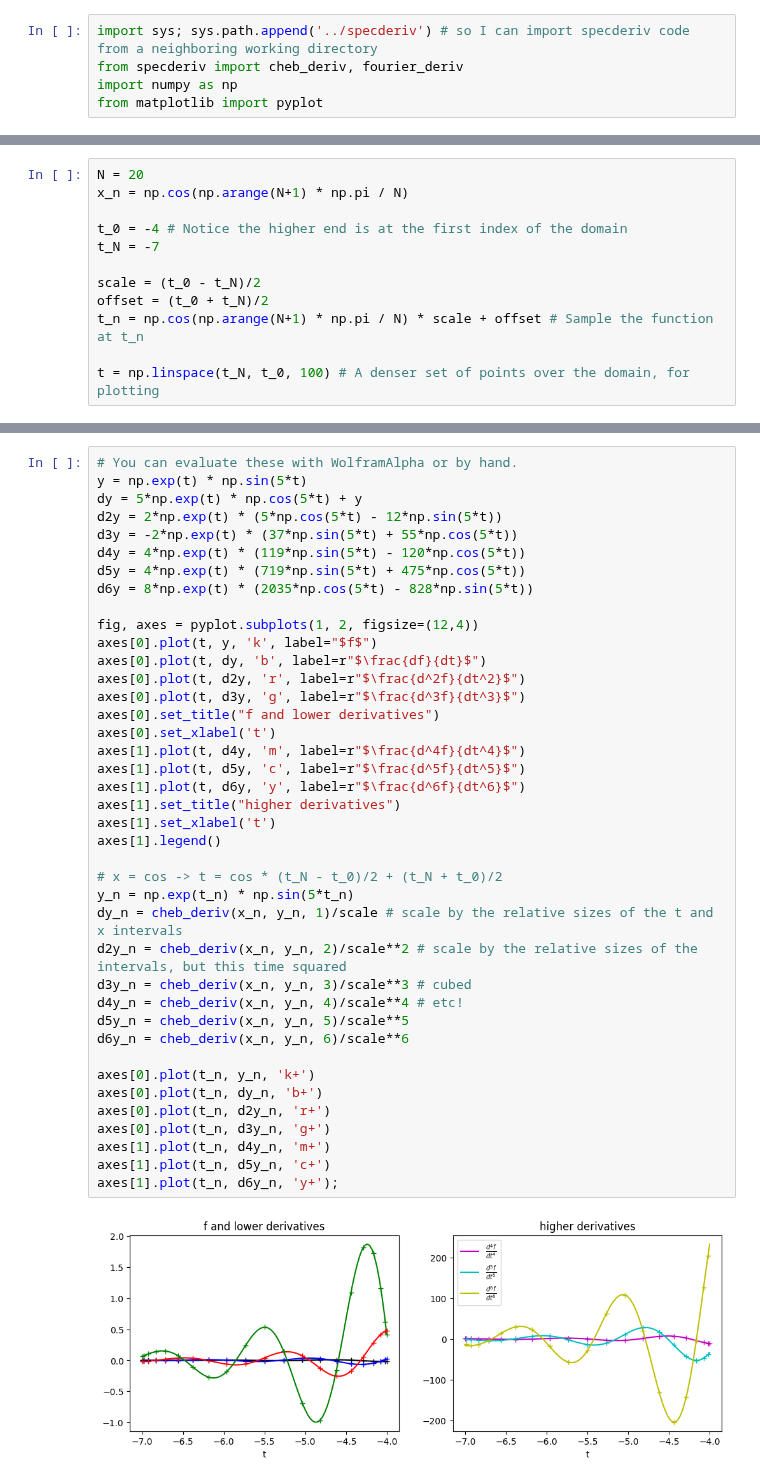
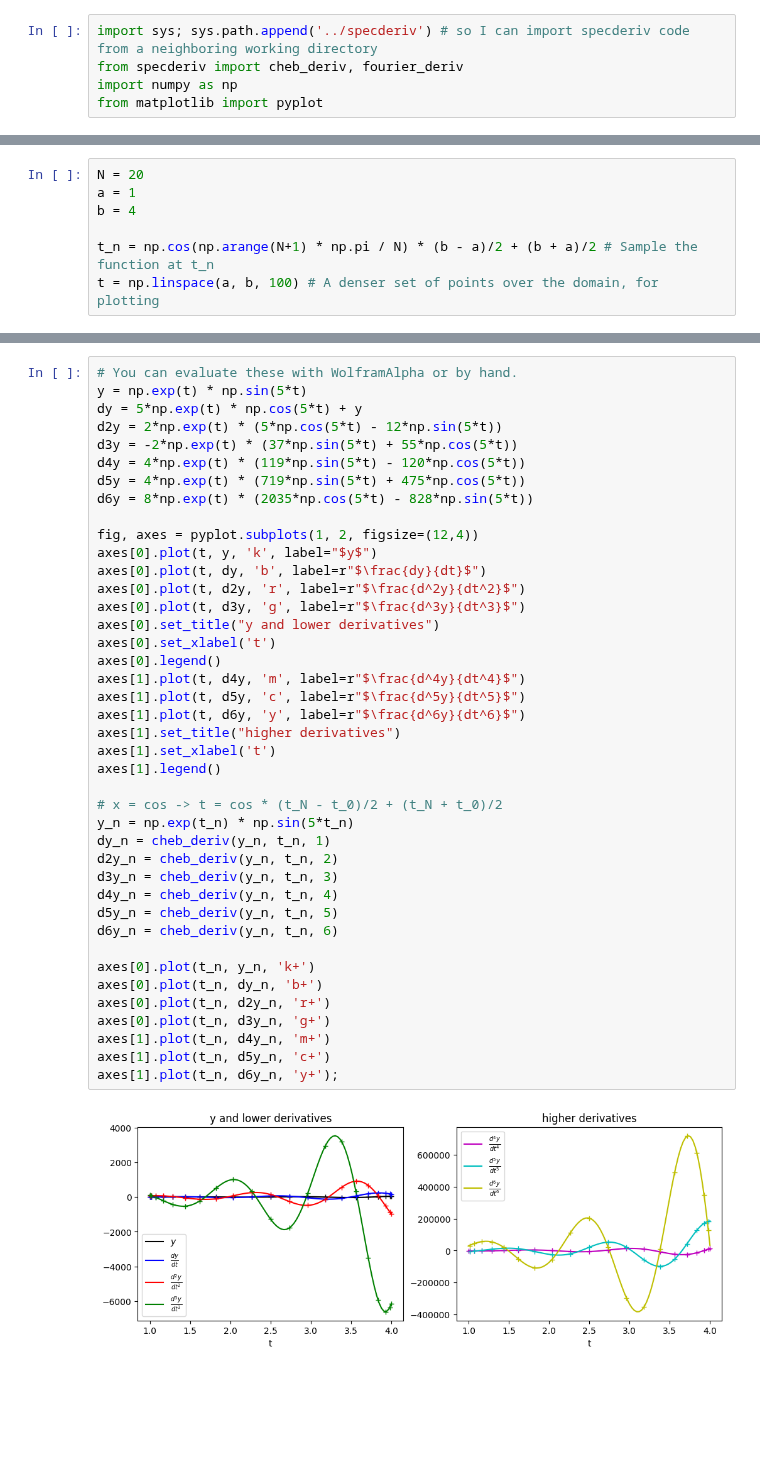
Before and after one commit to pavelkomarov/spectral-derivatives, a Jupyter notebook: notebooks/arbitrary_domains.ipynb, the cells around one changed output, grey strips where cells are left out. Cells and saved outputs as stored; diff of their text form; blank space fills up the shorter version.

```diff
--- a/notebooks/arbitrary_domains.ipynb
+++ b/notebooks/arbitrary_domains.ipynb
@@ -21,15 +23,10 @@ $$x_n \in \cos(\frac{\pi [0, N]}{N}) \leftrightarrow t_n \in \cos(\frac{\pi [0,
 # %%
 N = 20
-x_n = np.cos(np.arange(N+1) * np.pi / N)
+a = 1
+b = 4
 
-t_0 = -4 # Notice the higher end is at the first index of the domain
-t_N = -7
-
-scale = (t_0 - t_N)/2
-offset = (t_0 + t_N)/2
-t_n = np.cos(np.arange(N+1) * np.pi / N) * scale + offset # Sample the function at t_n
-
-t = np.linspace(t_N, t_0, 100) # A denser set of points over the domain, for plotting
+t_n = np.cos(np.arange(N+1) * np.pi / N) * (b - a)/2 + (b + a)/2 # Sample the function at t_n
+t = np.linspace(a, b, 100) # A denser set of points over the domain, for plotting
 # %% [markdown]
 If we now sample our function at these $t_n$, it's as if we've smooshed it in to the $[-1, 1]$ domain. Try it for yourself to get an intuition! Put these two in to [Desmos](https://www.desmos.com/calculator):
 
@@ -42,45 +39,46 @@ Notice that because we've scaled the *length* of the interval, everything has be
 # %%
 # You can evaluate these with WolframAlpha or by hand.
 y = np.exp(t) * np.sin(5*t)
 dy = 5*np.exp(t) * np.cos(5*t) + y
 d2y = 2*np.exp(t) * (5*np.cos(5*t) - 12*np.sin(5*t))
 d3y = -2*np.exp(t) * (37*np.sin(5*t) + 55*np.cos(5*t))
 d4y = 4*np.exp(t) * (119*np.sin(5*t) - 120*np.cos(5*t))
 d5y = 4*np.exp(t) * (719*np.sin(5*t) + 475*np.cos(5*t))
 d6y = 8*np.exp(t) * (2035*np.cos(5*t) - 828*np.sin(5*t))
 
 fig, axes = pyplot.subplots(1, 2, figsize=(12,4))
-axes[0].plot(t, y, 'k', label="$f$")
-axes[0].plot(t, dy, 'b', label=r"$\frac{df}{dt}$")
-axes[0].plot(t, d2y, 'r', label=r"$\frac{d^2f}{dt^2}$")
-axes[0].plot(t, d3y, 'g', label=r"$\frac{d^3f}{dt^3}$")
-axes[0].set_title("f and lower derivatives")
+axes[0].plot(t, y, 'k', label="$y$")
+axes[0].plot(t, dy, 'b', label=r"$\frac{dy}{dt}$")
+axes[0].plot(t, d2y, 'r', label=r"$\frac{d^2y}{dt^2}$")
+axes[0].plot(t, d3y, 'g', label=r"$\frac{d^3y}{dt^3}$")
+axes[0].set_title("y and lower derivatives")
 axes[0].set_xlabel('t')
-axes[1].plot(t, d4y, 'm', label=r"$\frac{d^4f}{dt^4}$")
-axes[1].plot(t, d5y, 'c', label=r"$\frac{d^5f}{dt^5}$")
-axes[1].plot(t, d6y, 'y', label=r"$\frac{d^6f}{dt^6}$")
+axes[0].legend()
+axes[1].plot(t, d4y, 'm', label=r"$\frac{d^4y}{dt^4}$")
+axes[1].plot(t, d5y, 'c', label=r"$\frac{d^5y}{dt^5}$")
+axes[1].plot(t, d6y, 'y', label=r"$\frac{d^6y}{dt^6}$")
 axes[1].set_title("higher derivatives")
 axes[1].set_xlabel('t')
 axes[1].legend()
 
 # x = cos -> t = cos * (t_N - t_0)/2 + (t_N + t_0)/2
 y_n = np.exp(t_n) * np.sin(5*t_n)
-dy_n = cheb_deriv(x_n, y_n, 1)/scale # scale by the relative sizes of the t and x intervals
-d2y_n = cheb_deriv(x_n, y_n, 2)/scale**2 # scale by the relative sizes of the intervals, but this time squared
-d3y_n = cheb_deriv(x_n, y_n, 3)/scale**3 # cubed
-d4y_n = cheb_deriv(x_n, y_n, 4)/scale**4 # etc!
-d5y_n = cheb_deriv(x_n, y_n, 5)/scale**5
-d6y_n = cheb_deriv(x_n, y_n, 6)/scale**6
+dy_n = cheb_deriv(y_n, t_n, 1)
+d2y_n = cheb_deriv(y_n, t_n, 2)
+d3y_n = cheb_deriv(y_n, t_n, 3)
+d4y_n = cheb_deriv(y_n, t_n, 4)
+d5y_n = cheb_deriv(y_n, t_n, 5)
+d6y_n = cheb_deriv(y_n, t_n, 6)
 
 axes[0].plot(t_n, y_n, 'k+')
 axes[0].plot(t_n, dy_n, 'b+')
 axes[0].plot(t_n, d2y_n, 'r+')
 axes[0].plot(t_n, d3y_n, 'g+')
 axes[1].plot(t_n, d4y_n, 'm+')
 axes[1].plot(t_n, d5y_n, 'c+')
 axes[1].plot(t_n, d6y_n, 'y+');
 # %% [output]
-[figure, old version]
+[figure, new version]
 # %% [markdown]
 ## Fourier
 
```
Also changed, not shown: parts of 7 cells of this notebook, 1 other file.
